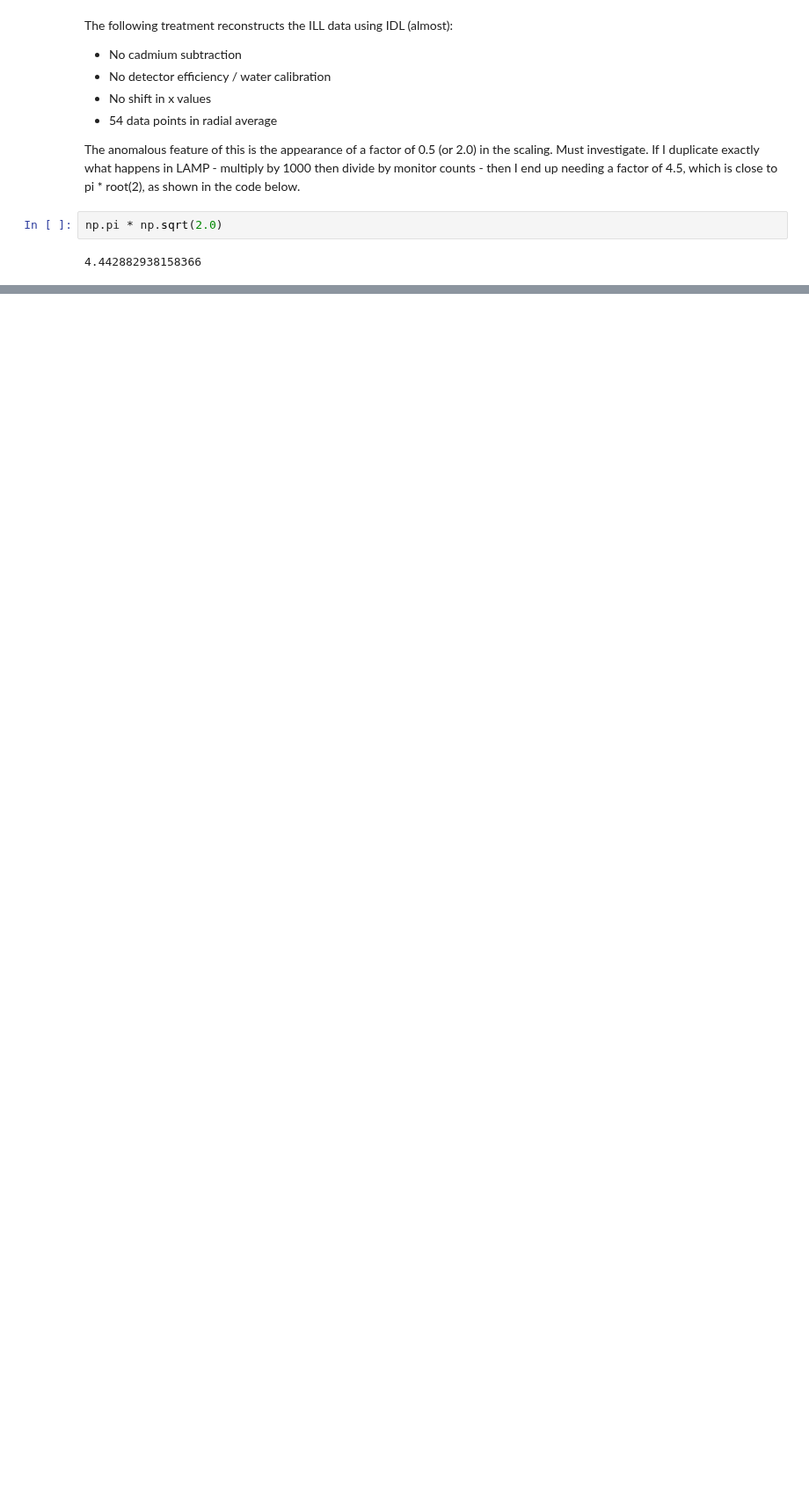
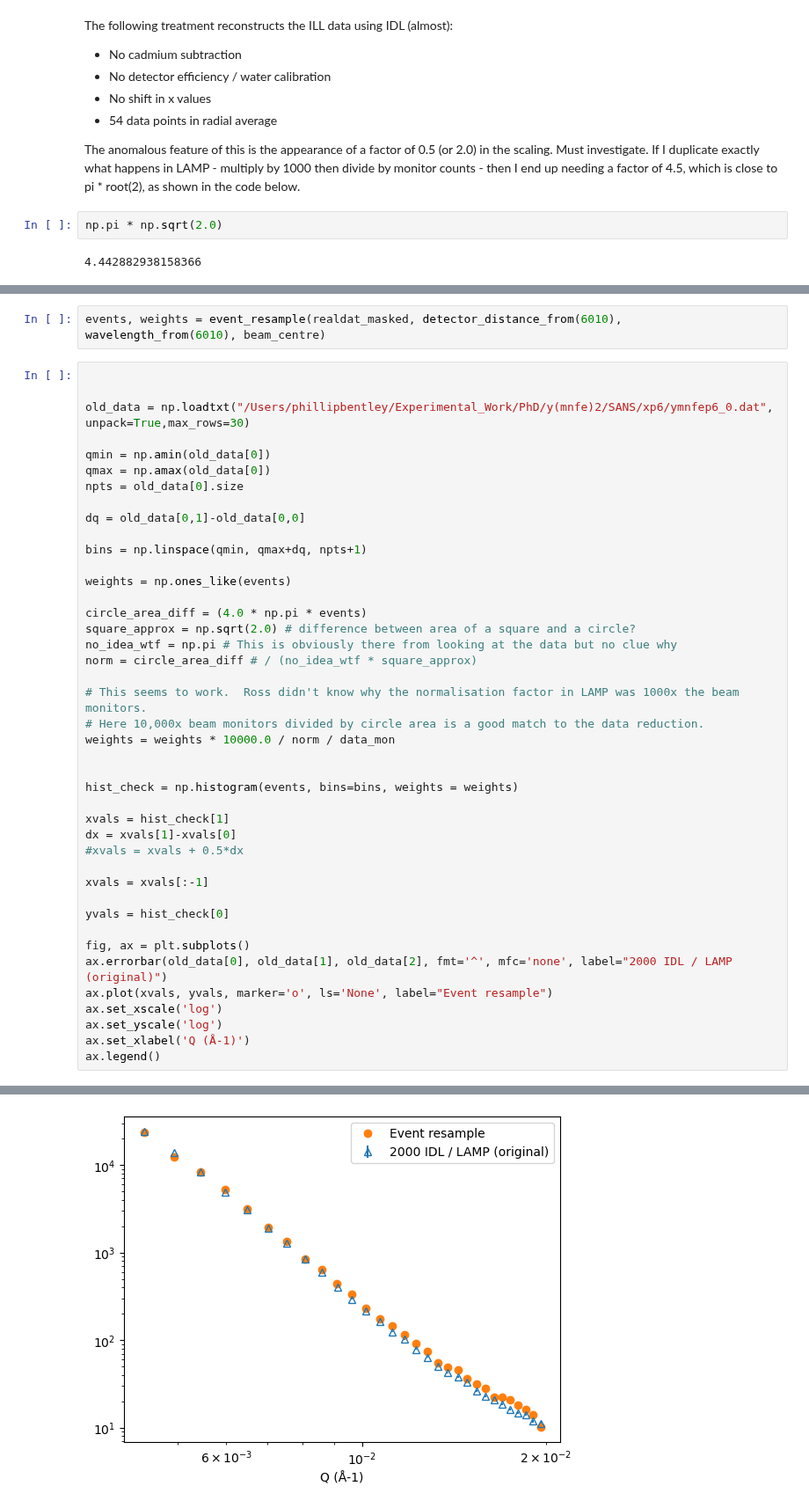
Before and after one commit to localoptimum/emtk, a Jupyter notebook: YMnFe2.ipynb, the cells around one changed output, grey strips where cells are left out. Shown at 88% size. Drawn from its saved outputs; the diff is of its cells as text; blank space fills up the shorter version.

```diff
--- a/YMnFe2.ipynb
+++ b/YMnFe2.ipynb
@@ -988,0 +1085,45 @@ This implies also that the least squares algorithm in lmfit is different to the
+# %%
+events, weights = event_resample(realdat_masked, detector_distance_from(6010), wavelength_from(6010), beam_centre)
+# %%
+
+
+old_data = np.loadtxt("/Users/phillipbentley/Experimental_Work/PhD/y(mnfe)2/SANS/xp6/ymnfep6_0.dat", unpack=True,max_rows=30)
+
+qmin = np.amin(old_data[0])
+qmax = np.amax(old_data[0])
+npts = old_data[0].size
+
+dq = old_data[0,1]-old_data[0,0]
+
+bins = np.linspace(qmin, qmax+dq, npts+1)
+
+weights = np.ones_like(events)
+
+circle_area_diff = (4.0 * np.pi * events)
+square_approx = np.sqrt(2.0) # difference between area of a square and a circle?
+no_idea_wtf = np.pi # This is obviously there from looking at the data but no clue why
+norm = circle_area_diff # / (no_idea_wtf * square_approx)
+
+# This seems to work.  Ross didn't know why the normalisation factor in LAMP was 1000x the beam monitors.
+# Here 10,000x beam monitors divided by circle area is a good match to the data reduction.
+weights = weights * 10000.0 / norm / data_mon
+
+
+hist_check = np.histogram(events, bins=bins, weights = weights)
+
+xvals = hist_check[1]
+dx = xvals[1]-xvals[0]
+#xvals = xvals + 0.5*dx
+
+xvals = xvals[:-1]
+
+yvals = hist_check[0]
+
+fig, ax = plt.subplots()
+ax.errorbar(old_data[0], old_data[1], old_data[2], fmt='^', mfc='none', label="2000 IDL / LAMP (original)")
+ax.plot(xvals, yvals, marker='o', ls='None', label="Event resample")
+ax.set_xscale('log')
+ax.set_yscale('log')
+ax.set_xlabel('Q (Å-1)')
+ax.legend()
+# %% [output]
@@ -988,0 +1131 @@ This implies also that the least squares algorithm in lmfit is different to the
+[figure, added]
```
Also changed, not shown: parts of 17 cells of this notebook.
